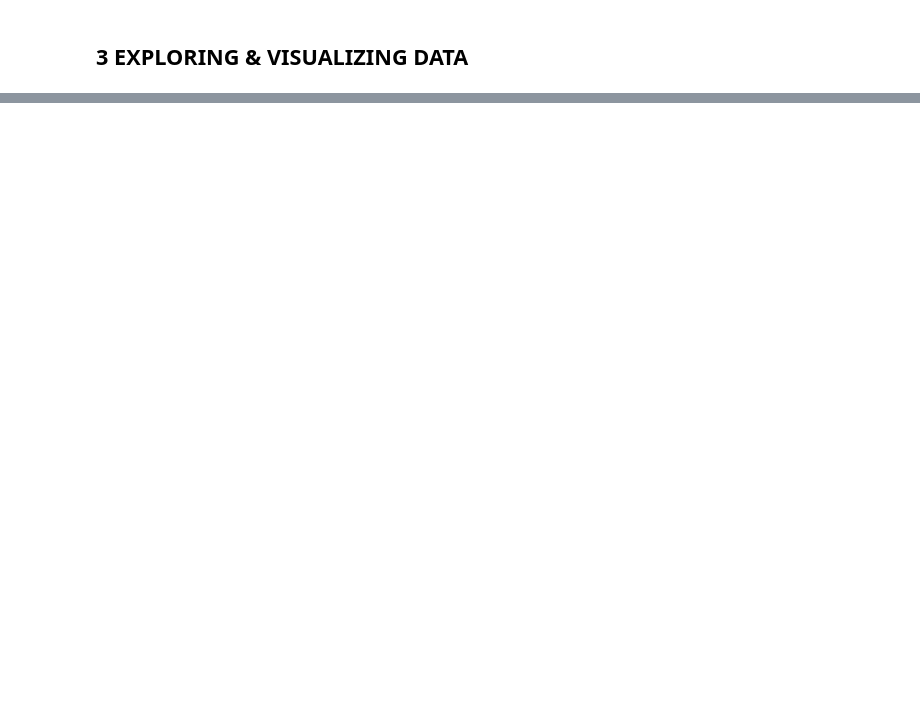
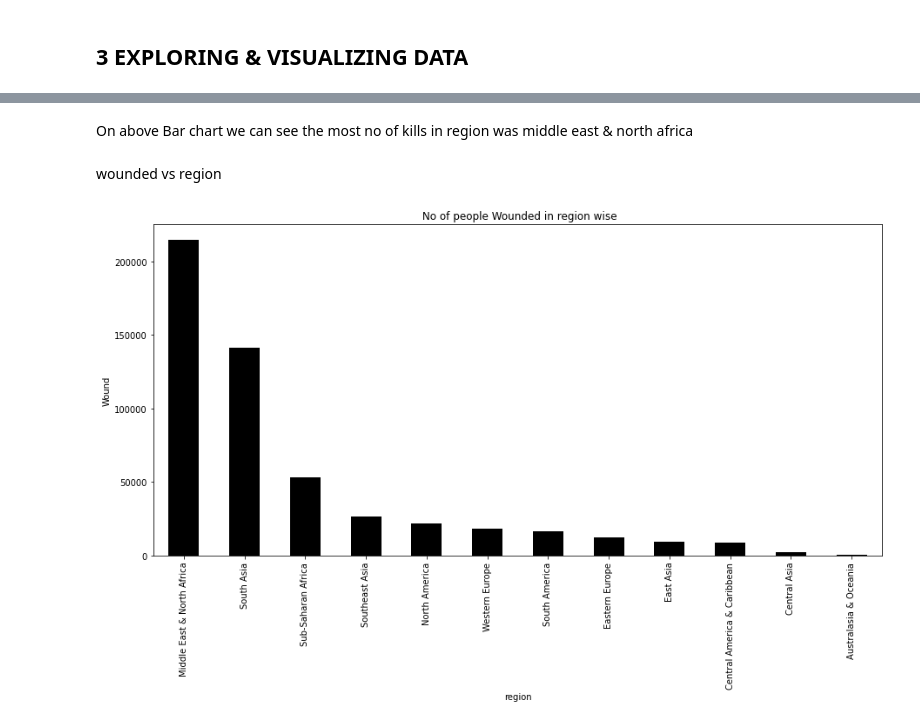
Before and after one commit to vicksypython/gbd-analysis, a Jupyter notebook: Copy_of_Global_Terrorism_Analysis_Capstone_Project.ipynb, the cells around one changed output, grey strips where cells are left out. Cells and saved outputs as stored; diff of their text form; code cells hidden in the pictures; blank space fills up the shorter version.

```diff
--- a/Copy_of_Global_Terrorism_Analysis_Capstone_Project.ipynb
+++ b/Copy_of_Global_Terrorism_Analysis_Capstone_Project.ipynb
@@ -147,0 +257,13 @@ Name: country_txt, dtype: int64
+# %% [markdown]
+ On above Bar chart we can see the most no of kills in region was middle east & north africa
+# %% [markdown]
+wounded vs region
+# %%
+plt.figure(figsize=(15,7))
+gtd.groupby(['Region'])['Wound'].sum().sort_values(ascending = False).plot(kind='bar',colormap = 'copper')
+plt.title(" No of people Wounded in region wise")
+plt.ylabel('Wound')
+plt.xlabel('region')
+plt.show()
+# %% [output]
+[figure, added]
```
Also changed, not shown: parts of 20 cells of this notebook.
